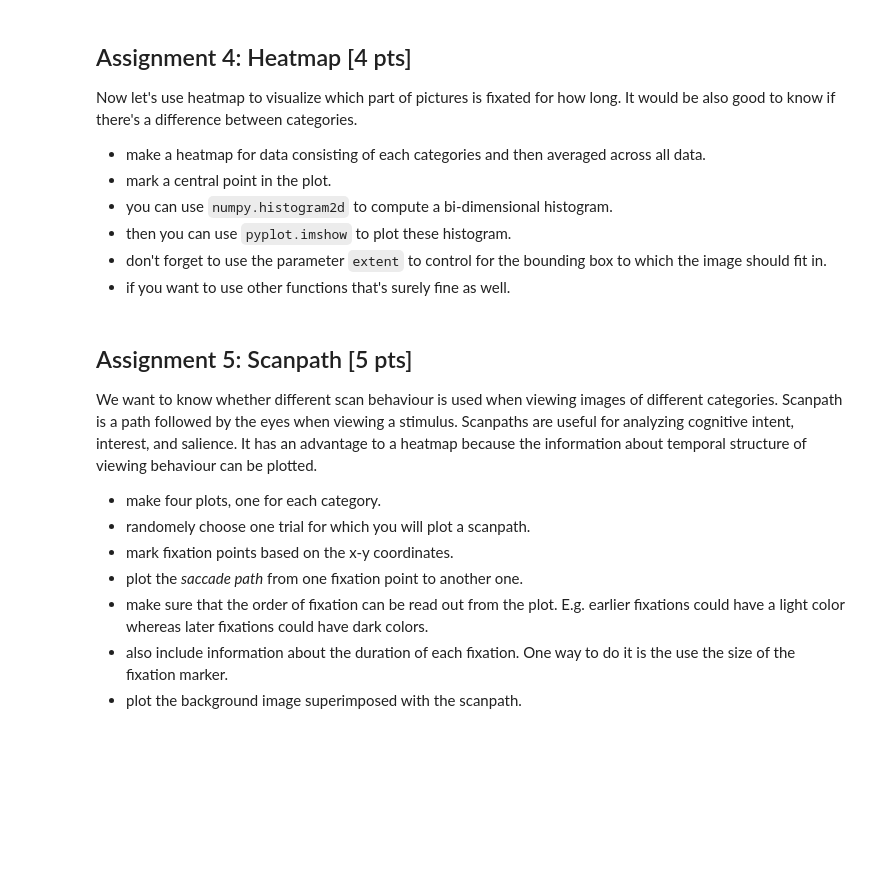
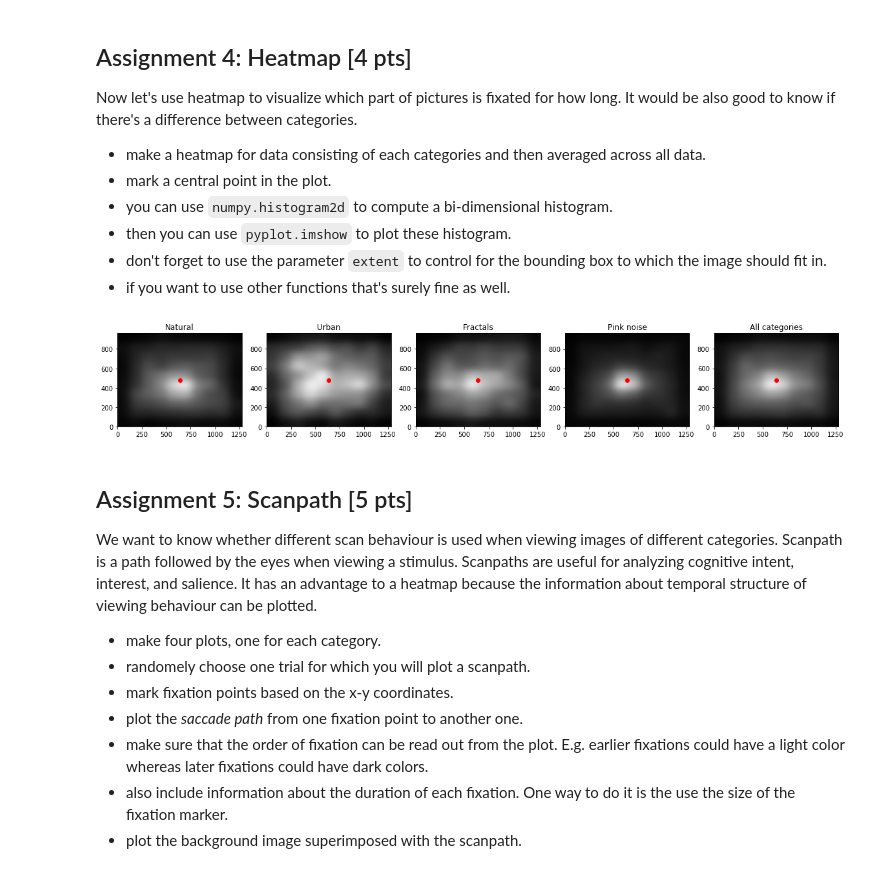
Before and after one commit to NBP-ACC/week-7-acc_4, a Jupyter notebook: Sheet05.ipynb, the cells around one changed output. Drawn from its saved outputs; the diff is of its cells as text; code cells hidden in the pictures; blank space fills up the shorter version.

```diff
--- a/Sheet05.ipynb
+++ b/Sheet05.ipynb
@@ -251,3 +304,28 @@ Now let's use heatmap to visualize which part of pictures is fixated for how lon
+# %%
+fig, axs = plt.subplots(nrows = 1, ncols = 5, figsize = (20,20))
+
+# create a dictionary to translate from names back to numbers so we can iterate over them in our plots
+categoryList = ["Natural", "Urban", "Fractals", "Pink noise"]
+# rename category column with the dictionary
+
+for i, column in enumerate(axs):
+    if i == 4:
+        column.set_title("All categories")
+        H, xedges, yedges = np.histogram2d(df_clean.x, df_clean.y, density=True)
+    else:
+        column.set_title(categoryList[i])
+        H, xedges, yedges = np.histogram2d(
+            df_clean[df_clean.category==categoryList[i]].x,
+            df_clean[df_clean.category==categoryList[i]].y,
+            density=True)
+    column.imshow(H.T, interpolation='gaussian', origin='low', extent=[xedges[0], xedges[-1], yedges[0], yedges[-1]],
+        cmap="gray")
+    # Mark central point in the plot
+    column.plot([1280/2],[960/2],color='red',marker='o')
+#plt.colorbar()
+plt.show()
+# %% [output]
+[figure, added]
 # %% [markdown]
 ## Assignment 5: Scanpath [5 pts]
 We want to know whether different scan behaviour is used when viewing images of different categories. Scanpath is a path followed by the eyes when viewing a stimulus. Scanpaths are useful for analyzing cognitive intent, interest, and salience. It has an advantage to a heatmap because the information about temporal structure of viewing behaviour can be plotted.
```
Also changed, not shown: parts of 15 cells of this notebook.
